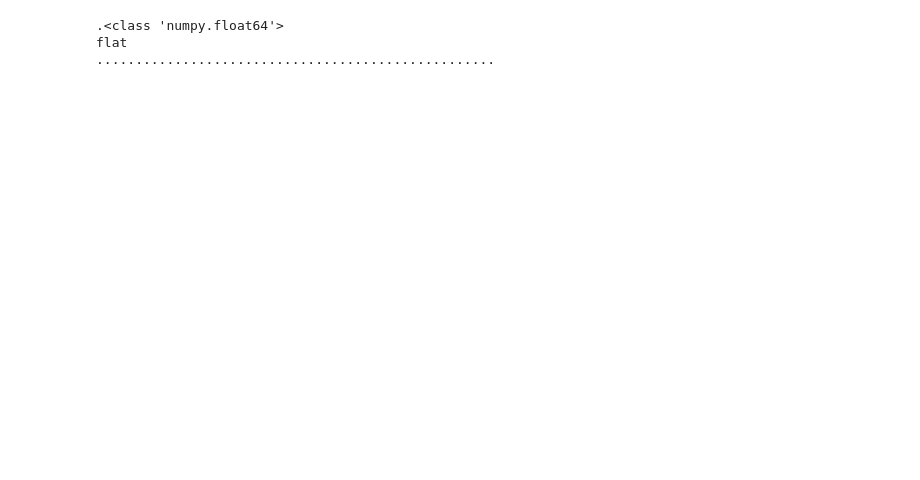
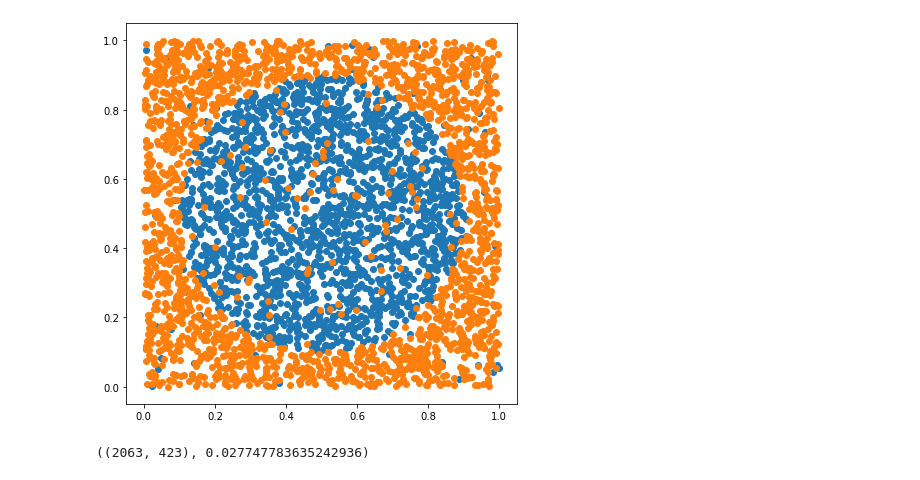
Before and after one commit to IUCVLab/proximity-cut, a Jupyter notebook: notebooks/2D gradient.ipynb, the cells around one changed output. Cells and saved outputs as stored; diff of their text form; code cells hidden in the pictures; blank space fills up the shorter version.

```diff
--- a/notebooks/2D gradient.ipynb
+++ b/notebooks/2D gradient.ipynb
@@ -81,7 +61,13 @@ field
-# %%
-f = rbf.get_grad_based_classifier_function(G, smaller_cut)
-plot_potential(0., 1., f, 7, 81)
-# %% [output]
-.<class 'numpy.float64'>
-flat
-...................................................
+# %%
+pos, neg = np.array([v[0] for v in values if v[1] == 1]), np.array([v[0] for v in values if v[1] == 0])
+plt.figure(figsize=(7, 7))
+plt.scatter(pos[:, 0], pos[:, 1])
+plt.scatter(neg[:, 0], neg[:, 1])
+plt.show()
+# %% [output]
+[figure, added]
+# %%
+smaller_cut = rich_cut[:1400]
+print(smaller_cut[-1])
+# %% [output]
+((2063, 423), 0.027747783635242936)
```
Also changed, not shown: parts of 14 cells of this notebook, 10 other files.
